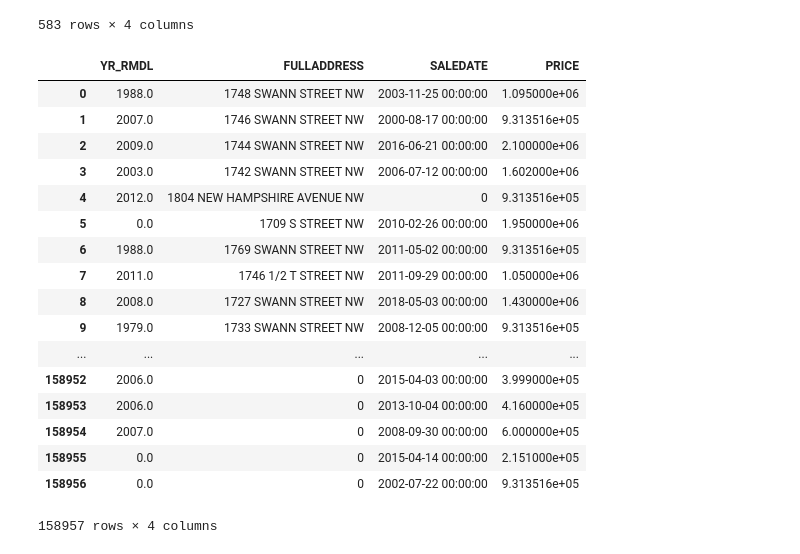
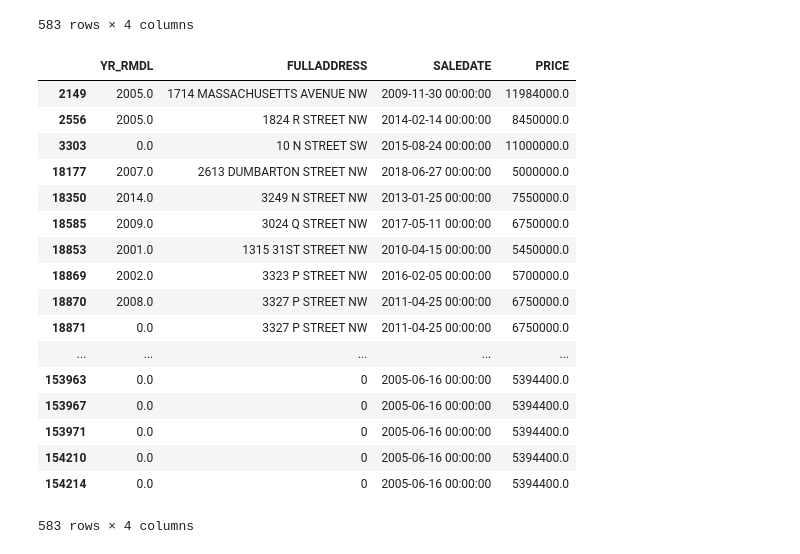
Before and after one commit to sujeebadal/DataWork-January2019, a Jupyter notebook: Project 1.ipynb, the cells around one changed output. Cells and saved outputs as stored; diff of their text form; code cells hidden in the pictures.

```diff
--- a/Project 1.ipynb
+++ b/Project 1.ipynb
@@ -248,6 +248,7 @@ df2
 158957 rows × 4 columns
 # %%
-df2.loc[(df2['PRICE'] >= 5000000)]
+df3=df2.loc[(df2['PRICE'] >= 5000000)]
+df3
 # %% [output]
 |  | YR_RMDL | FULLADDRESS | SALEDATE | PRICE |
 | 2149 | 2005.0 | 1714 MASSACHUSETTS AVENUE NW | 2009-11-30 00:00:00 | 11984000.0 |
@@ -268,23 +269,23 @@ df2.loc[(df2['PRICE'] >= 5000000)]
 | 154214 | NaN | NaN | 2005-06-16 00:00:00 | 5394400.0 |
 583 rows × 4 columns
 # %%
-df2.fillna(0)
+df3.fillna(0)
 # %% [output]
 |  | YR_RMDL | FULLADDRESS | SALEDATE | PRICE |
-| 0 | 1988.0 | 1748 SWANN STREET NW | 2003-11-25 00:00:00 | 1.095000e+06 |
-| 1 | 2007.0 | 1746 SWANN STREET NW | 2000-08-17 00:00:00 | 9.313516e+05 |
-| 2 | 2009.0 | 1744 SWANN STREET NW | 2016-06-21 00:00:00 | 2.100000e+06 |
-| 3 | 2003.0 | 1742 SWANN STREET NW | 2006-07-12 00:00:00 | 1.602000e+06 |
-| 4 | 2012.0 | 1804 NEW HAMPSHIRE AVENUE NW | 0 | 9.313516e+05 |
-| 5 | 0.0 | 1709 S STREET NW | 2010-02-26 00:00:00 | 1.950000e+06 |
-| 6 | 1988.0 | 1769 SWANN STREET NW | 2011-05-02 00:00:00 | 9.313516e+05 |
-| 7 | 2011.0 | 1746 1/2 T STREET NW | 2011-09-29 00:00:00 | 1.050000e+06 |
-| 8 | 2008.0 | 1727 SWANN STREET NW | 2018-05-03 00:00:00 | 1.430000e+06 |
-| 9 | 1979.0 | 1733 SWANN STREET NW | 2008-12-05 00:00:00 | 9.313516e+05 |
+| 2149 | 2005.0 | 1714 MASSACHUSETTS AVENUE NW | 2009-11-30 00:00:00 | 11984000.0 |
+| 2556 | 2005.0 | 1824 R STREET NW | 2014-02-14 00:00:00 | 8450000.0 |
+| 3303 | 0.0 | 10 N STREET SW | 2015-08-24 00:00:00 | 11000000.0 |
+| 18177 | 2007.0 | 2613 DUMBARTON STREET NW | 2018-06-27 00:00:00 | 5000000.0 |
+| 18350 | 2014.0 | 3249 N STREET NW | 2013-01-25 00:00:00 | 7550000.0 |
+| 18585 | 2009.0 | 3024 Q STREET NW | 2017-05-11 00:00:00 | 6750000.0 |
+| 18853 | 2001.0 | 1315 31ST STREET NW | 2010-04-15 00:00:00 | 5450000.0 |
+| 18869 | 2002.0 | 3323 P STREET NW | 2016-02-05 00:00:00 | 5700000.0 |
+| 18870 | 2008.0 | 3327 P STREET NW | 2011-04-25 00:00:00 | 6750000.0 |
+| 18871 | 0.0 | 3327 P STREET NW | 2011-04-25 00:00:00 | 6750000.0 |
 | ... | ... | ... | ... | ... |
-| 158952 | 2006.0 | 0 | 2015-04-03 00:00:00 | 3.999000e+05 |
-| 158953 | 2006.0 | 0 | 2013-10-04 00:00:00 | 4.160000e+05 |
-| 158954 | 2007.0 | 0 | 2008-09-30 00:00:00 | 6.000000e+05 |
-| 158955 | 0.0 | 0 | 2015-04-14 00:00:00 | 2.151000e+05 |
-| 158956 | 0.0 | 0 | 2002-07-22 00:00:00 | 9.313516e+05 |
+| 153963 | 0.0 | 0 | 2005-06-16 00:00:00 | 5394400.0 |
+| 153967 | 0.0 | 0 | 2005-06-16 00:00:00 | 5394400.0 |
+| 153971 | 0.0 | 0 | 2005-06-16 00:00:00 | 5394400.0 |
+| 154210 | 0.0 | 0 | 2005-06-16 00:00:00 | 5394400.0 |
+| 154214 | 0.0 | 0 | 2005-06-16 00:00:00 | 5394400.0 |
-158957 rows × 4 columns
+583 rows × 4 columns
```
Also changed, not shown: parts of 6 cells of this notebook.
